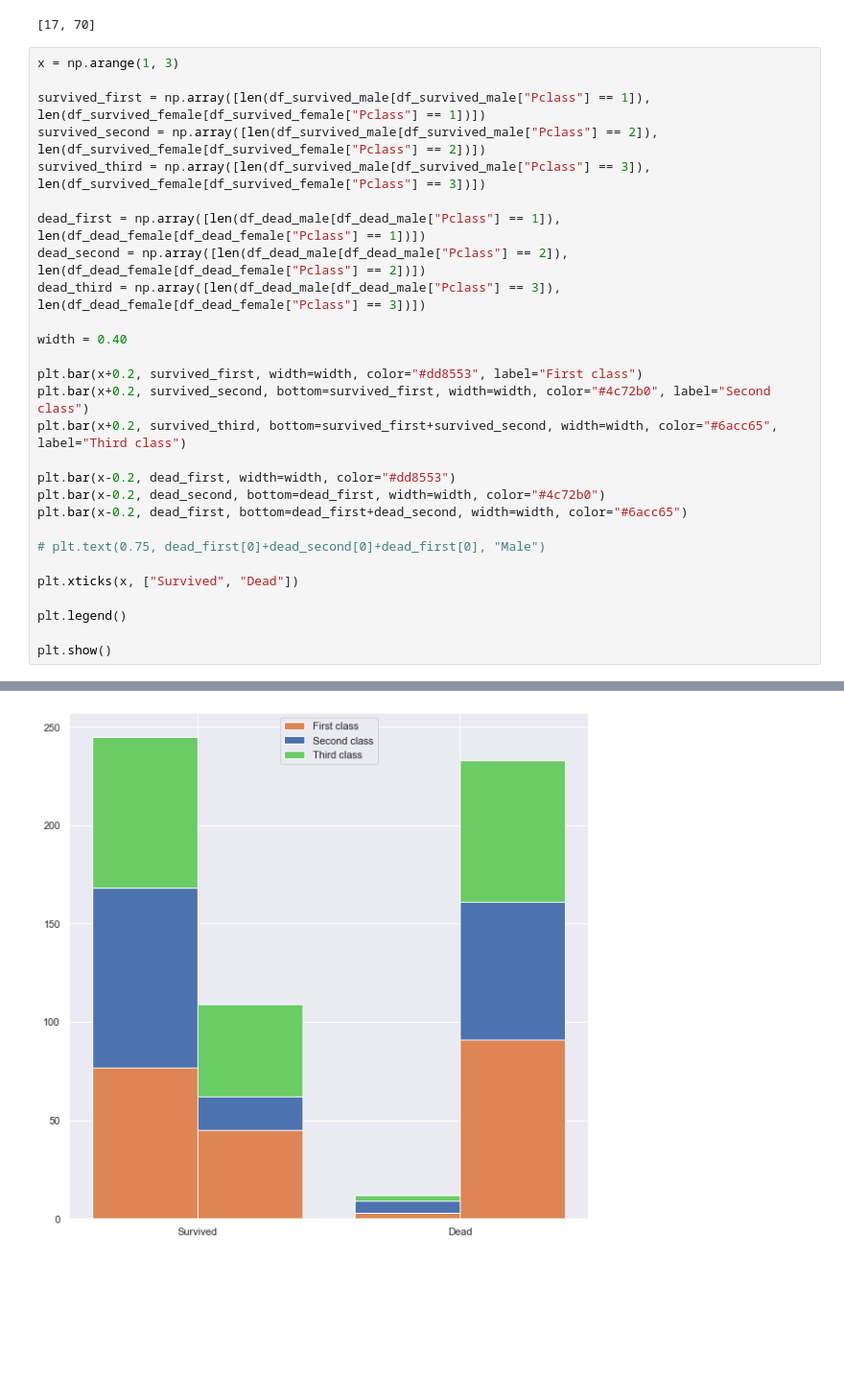
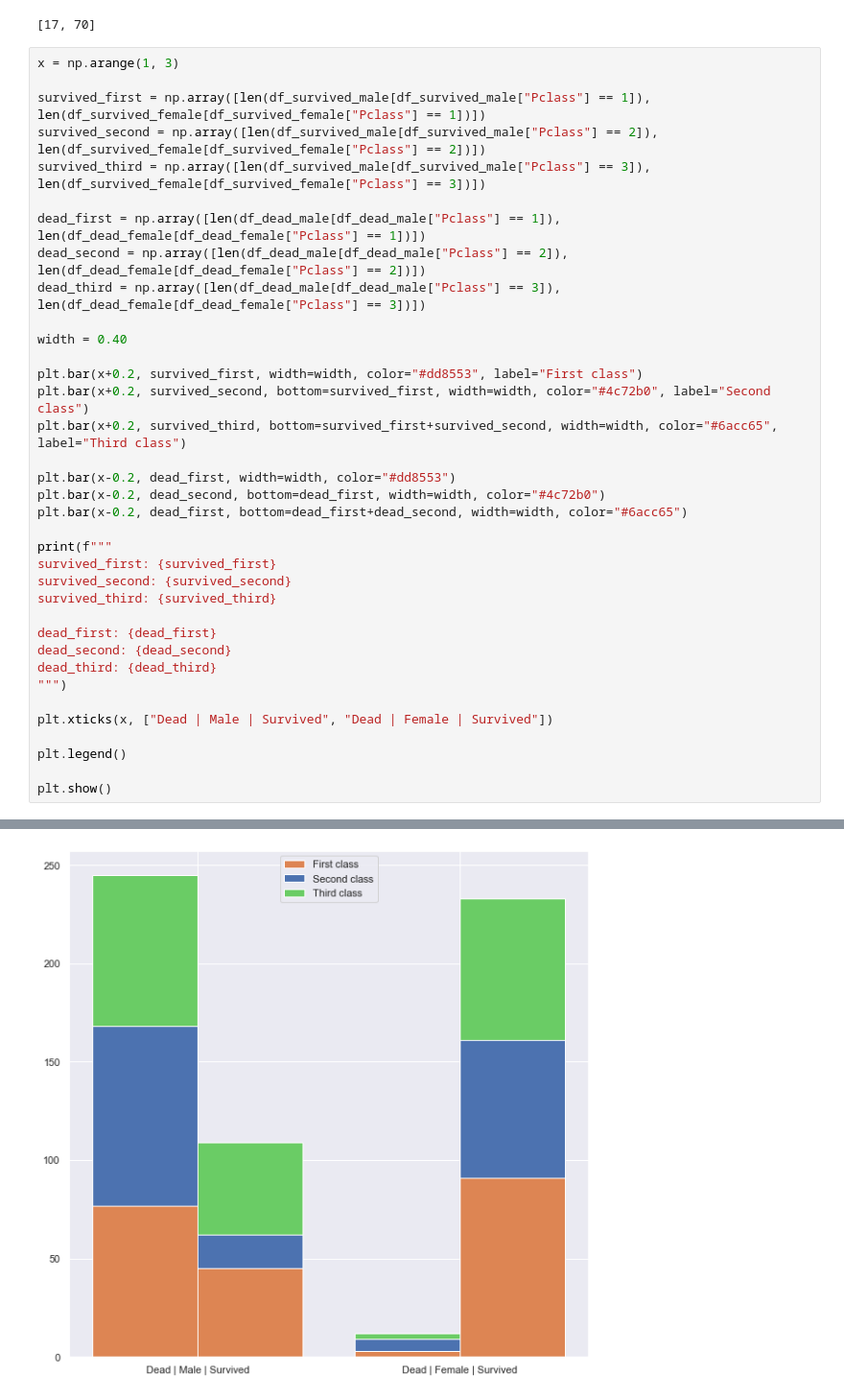
Before and after one commit to Sriram-bb63/titanic-survival-prediction, a Jupyter notebook: EOD.ipynb, the cells around one changed output, grey strips where cells are left out. Shown at 96% size. Saved outputs shown, nothing was run; the diff lists cells and outputs as text; blank space fills up the shorter version.

```diff
--- a/EOD.ipynb
+++ b/EOD.ipynb
@@ -94,9 +94,17 @@ plt.bar(x-0.2, dead_first, width=width, color="#dd8553")
 plt.bar(x-0.2, dead_second, bottom=dead_first, width=width, color="#4c72b0")
 plt.bar(x-0.2, dead_first, bottom=dead_first+dead_second, width=width, color="#6acc65")
 
-# plt.text(0.75, dead_first[0]+dead_second[0]+dead_first[0], "Male")
+print(f"""
+survived_first: {survived_first}
+survived_second: {survived_second}
+survived_third: {survived_third}
 
-plt.xticks(x, ["Survived", "Dead"])
+dead_first: {dead_first}
+dead_second: {dead_second}
+dead_third: {dead_third}
+""")
+
+plt.xticks(x, ["Dead | Male | Survived", "Dead | Female | Survived"])
 
 plt.legend()
 
@@ -105,2 +120,2 @@ plt.show()
-[figure, old version]
+[figure, new version]
 # %%
```
Also changed, not shown: parts of 2 cells of this notebook.
